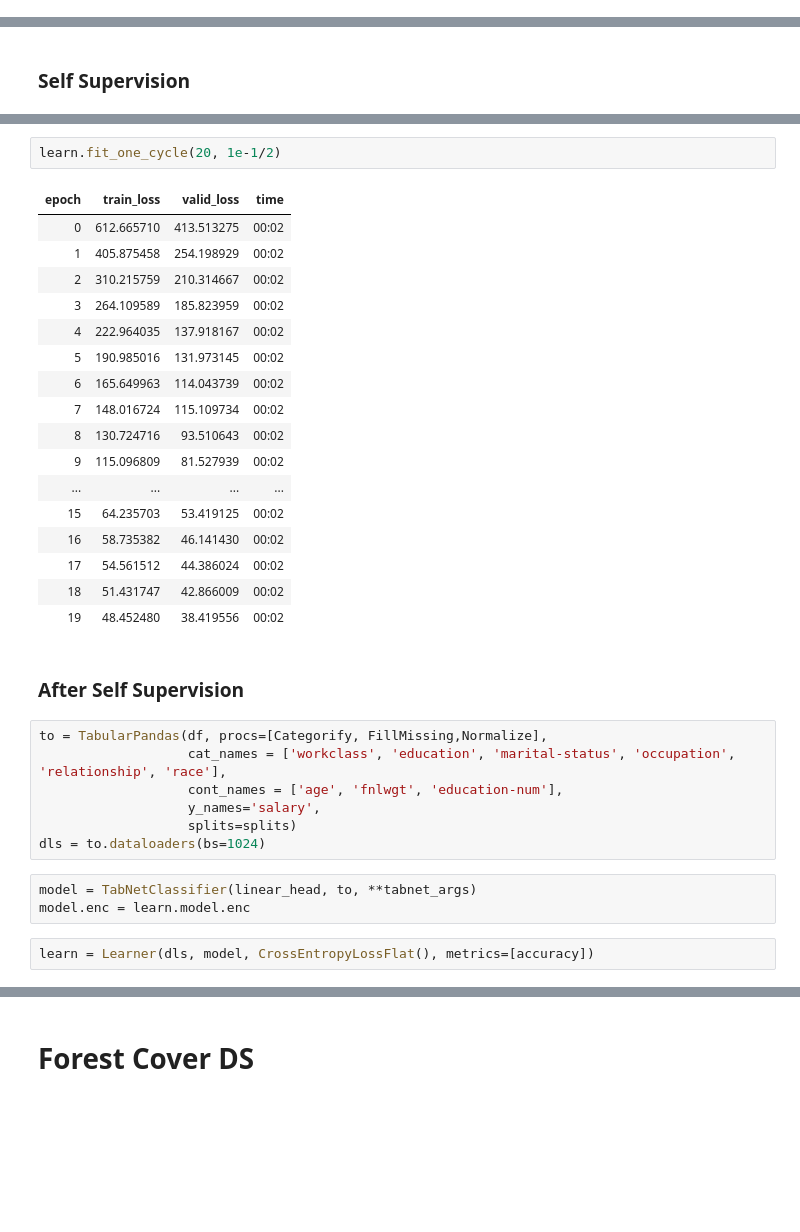
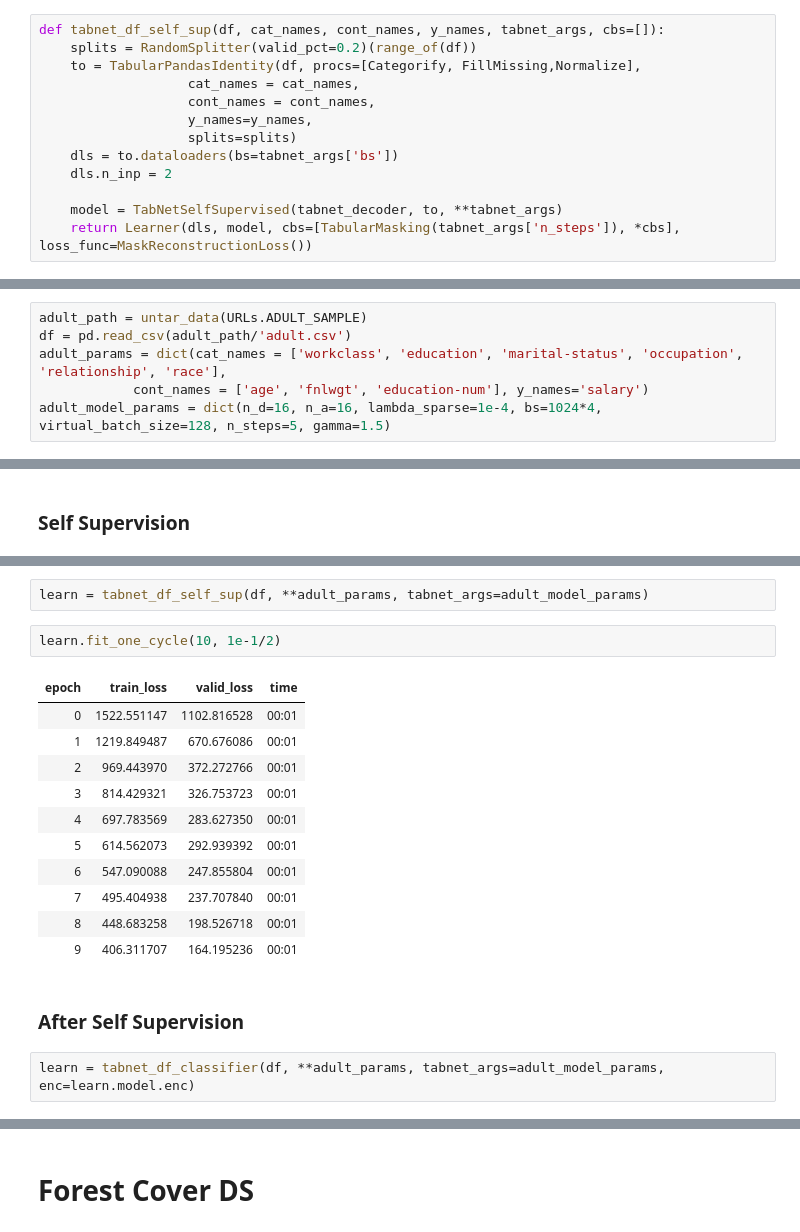
Before and after one commit to matanc1/tabnet, a Jupyter notebook: 03_experiments.ipynb, the cells around one changed output, grey strips where cells are left out. Saved outputs shown, nothing was run; the diff lists cells and outputs as text; blank space fills up the shorter version.

```diff
--- a/03_experiments.ipynb
+++ b/03_experiments.ipynb
@@ -28,2 +37,15 @@ I've tested this approach on 3 different datasets:
+# %%
+def tabnet_df_self_sup(df, cat_names, cont_names, y_names, tabnet_args, cbs=[]):
+    splits = RandomSplitter(valid_pct=0.2)(range_of(df))
+    to = TabularPandasIdentity(df, procs=[Categorify, FillMissing,Normalize],
+                   cat_names = cat_names,
+                   cont_names = cont_names,
+                   y_names=y_names,
+                   splits=splits)
+    dls = to.dataloaders(bs=tabnet_args['bs'])
+    dls.n_inp = 2
+
+    model = TabNetSelfSupervised(tabnet_decoder, to, **tabnet_args)
+    return Learner(dls, model, cbs=[TabularMasking(tabnet_args['n_steps']), *cbs], loss_func=MaskReconstructionLoss())
 # %% [markdown]
 # Adult
@@ -37,2 +52,8 @@ splits = RandomSplitter(valid_pct=0.2)(range_of(df))
+# %%
+adult_path = untar_data(URLs.ADULT_SAMPLE)
+df = pd.read_csv(adult_path/'adult.csv')
+adult_params = dict(cat_names = ['workclass', 'education', 'marital-status', 'occupation', 'relationship', 'race'],
+            cont_names = ['age', 'fnlwgt', 'education-num'], y_names='salary')
+adult_model_params = dict(n_d=16, n_a=16, lambda_sparse=1e-4, bs=1024*4, virtual_batch_size=128, n_steps=5, gamma=1.5)
 # %% [markdown]
 ### Before Self Supervision
@@ -97,34 +78,20 @@ SuggestedLRs(lr_min=0.15848932266235352, lr_steep=0.019054606556892395)
+# %%
+learn = tabnet_df_self_sup(df, **adult_params, tabnet_args=adult_model_params)
 # %%
-learn.fit_one_cycle(20, 1e-1/2)
+learn.fit_one_cycle(10, 1e-1/2)
 # %% [output]
 | epoch | train_loss | valid_loss | time |
-| 0 | 612.665710 | 413.513275 | 00:02 |
-| 1 | 405.875458 | 254.198929 | 00:02 |
-| 2 | 310.215759 | 210.314667 | 00:02 |
-| 3 | 264.109589 | 185.823959 | 00:02 |
-| 4 | 222.964035 | 137.918167 | 00:02 |
-| 5 | 190.985016 | 131.973145 | 00:02 |
-| 6 | 165.649963 | 114.043739 | 00:02 |
-| 7 | 148.016724 | 115.109734 | 00:02 |
-| 8 | 130.724716 | 93.510643 | 00:02 |
-| 9 | 115.096809 | 81.527939 | 00:02 |
-| ... | ... | ... | ... |
-| 15 | 64.235703 | 53.419125 | 00:02 |
-| 16 | 58.735382 | 46.141430 | 00:02 |
-| 17 | 54.561512 | 44.386024 | 00:02 |
-| 18 | 51.431747 | 42.866009 | 00:02 |
-| 19 | 48.452480 | 38.419556 | 00:02 |
+| 0 | 1522.551147 | 1102.816528 | 00:01 |
+| 1 | 1219.849487 | 670.676086 | 00:01 |
+| 2 | 969.443970 | 372.272766 | 00:01 |
+| 3 | 814.429321 | 326.753723 | 00:01 |
+| 4 | 697.783569 | 283.627350 | 00:01 |
+| 5 | 614.562073 | 292.939392 | 00:01 |
+| 6 | 547.090088 | 247.855804 | 00:01 |
+| 7 | 495.404938 | 237.707840 | 00:01 |
+| 8 | 448.683258 | 198.526718 | 00:01 |
+| 9 | 406.311707 | 164.195236 | 00:01 |
 # %% [markdown]
 ### After Self Supervision
-# %%
-to = TabularPandas(df, procs=[Categorify, FillMissing,Normalize],
-                   cat_names = ['workclass', 'education', 'marital-status', 'occupation', 'relationship', 'race'],
-                   cont_names = ['age', 'fnlwgt', 'education-num'],
-                   y_names='salary',
-                   splits=splits)
-dls = to.dataloaders(bs=1024)
 # %%
-model = TabNetClassifier(linear_head, to, **tabnet_args)
-model.enc = learn.model.enc
+learn = tabnet_df_classifier(df, **adult_params, tabnet_args=adult_model_params, enc=learn.model.enc)
-# %%
-learn = Learner(dls, model, CrossEntropyLossFlat(), metrics=[accuracy])
```
Also changed, not shown: parts of 49 cells of this notebook, 1 other file.
